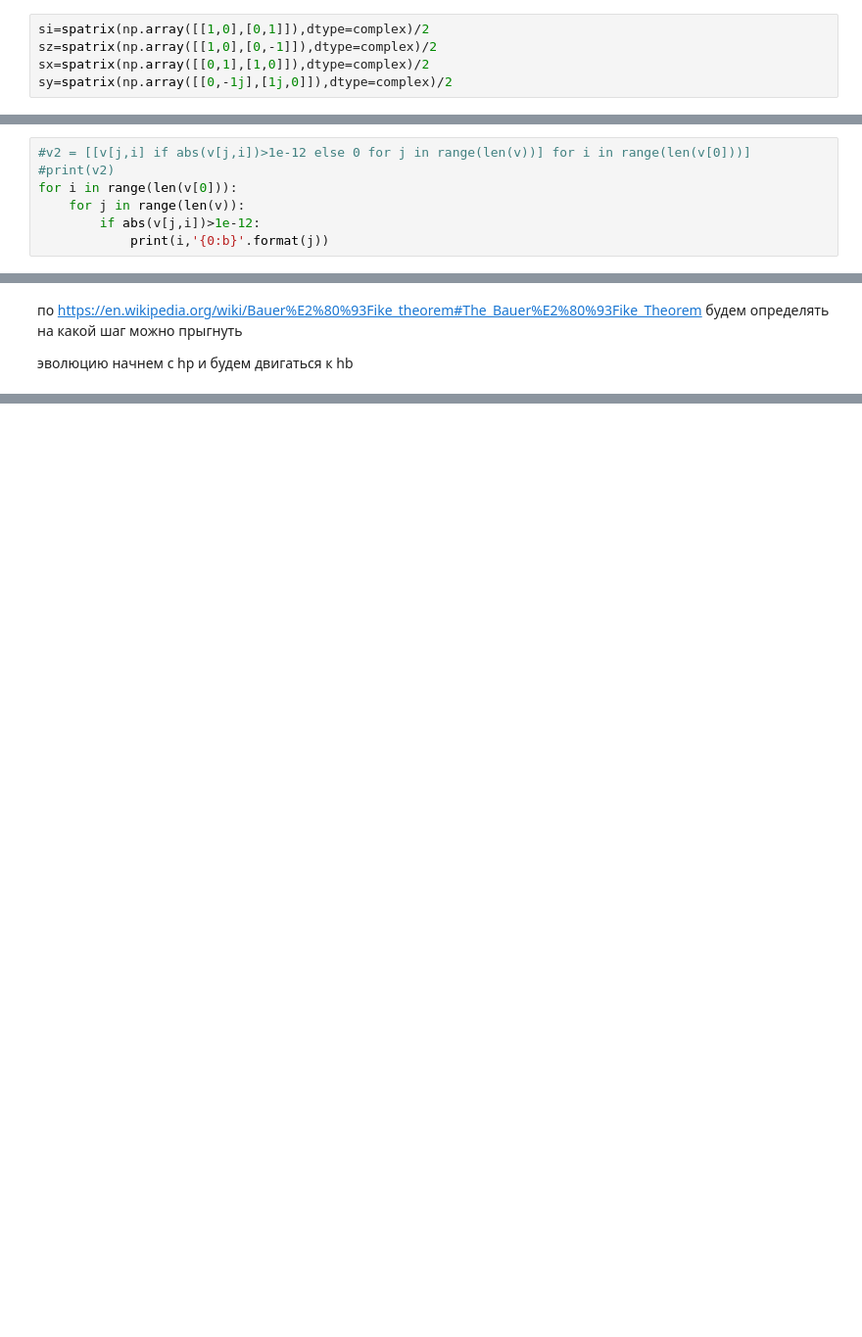
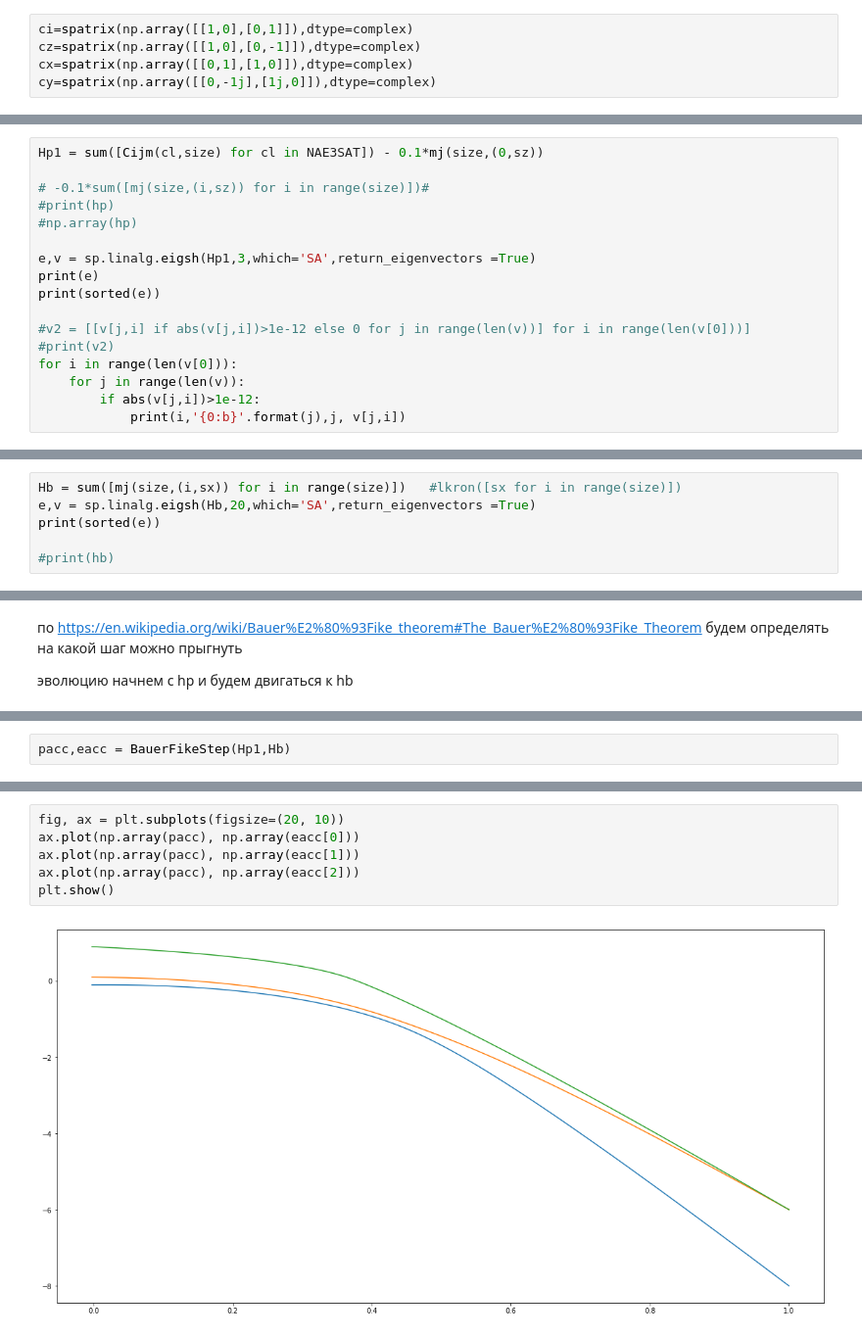
Before and after one commit to FeelUsM/quantum-adiabatic-simulator, a Jupyter notebook: NAE3SAT-simulator.ipynb, the cells around one changed output, grey strips where cells are left out. Shown at 98% size. Saved outputs shown, nothing was run; the diff lists cells and outputs as text; blank space fills up the shorter version.

```diff
--- a/NAE3SAT-simulator.ipynb
+++ b/NAE3SAT-simulator.ipynb
@@ -6,10 +9,10 @@ import scipy.sparse.linalg
 spatrix=sp.coo_matrix
 sp_format='coo'
 # %%
-si=spatrix(np.array([[1,0],[0,1]]),dtype=complex)/2
-sz=spatrix(np.array([[1,0],[0,-1]]),dtype=complex)/2
-sx=spatrix(np.array([[0,1],[1,0]]),dtype=complex)/2
-sy=spatrix(np.array([[0,-1j],[1j,0]]),dtype=complex)/2
+ci=spatrix(np.array([[1,0],[0,1]]),dtype=complex)
+cz=spatrix(np.array([[1,0],[0,-1]]),dtype=complex)
+cx=spatrix(np.array([[0,1],[1,0]]),dtype=complex)
+cy=spatrix(np.array([[0,-1j],[1j,0]]),dtype=complex)
 # %%
 def lkron(arr):
     acc=arr[0]
@@ -69,8 +86,18 @@ print(sorted(e))
 # %%
+Hp1 = sum([Cijm(cl,size) for cl in NAE3SAT]) - 0.1*mj(size,(0,sz))
+
+# -0.1*sum([mj(size,(i,sz)) for i in range(size)])#
+#print(hp)
+#np.array(hp)
+
+e,v = sp.linalg.eigsh(Hp1,3,which='SA',return_eigenvectors =True)
+print(e)
+print(sorted(e))
+
 #v2 = [[v[j,i] if abs(v[j,i])>1e-12 else 0 for j in range(len(v))] for i in range(len(v[0]))]
 #print(v2)
 for i in range(len(v[0])):
     for j in range(len(v)):
         if abs(v[j,i])>1e-12:
-            print(i,'{0:b}'.format(j))
+            print(i,'{0:b}'.format(j),j, v[j,i])
 # %% [output]
@@ -87,0 +111,6 @@ hb = lkron([sx for i in range(size)])
+# %%
+Hb = sum([mj(size,(i,sx)) for i in range(size)])   #lkron([sx for i in range(size)])
+e,v = sp.linalg.eigsh(Hb,20,which='SA',return_eigenvectors =True)
+print(sorted(e))
+
+#print(hb)
@@ -128,0 +125,2 @@ while e[2]-e[1]>1e-15:
+# %%
+pacc,eacc = BauerFikeStep(Hp1,Hb)
@@ -128,0 +151,8 @@ while e[2]-e[1]>1e-15:
+# %%
+fig, ax = plt.subplots(figsize=(20, 10))
+ax.plot(np.array(pacc), np.array(eacc[0]))
+ax.plot(np.array(pacc), np.array(eacc[1]))
+ax.plot(np.array(pacc), np.array(eacc[2]))
+plt.show()
+# %% [output]
+[figure, added]
```
Also changed, not shown: parts of 25 cells of this notebook.
